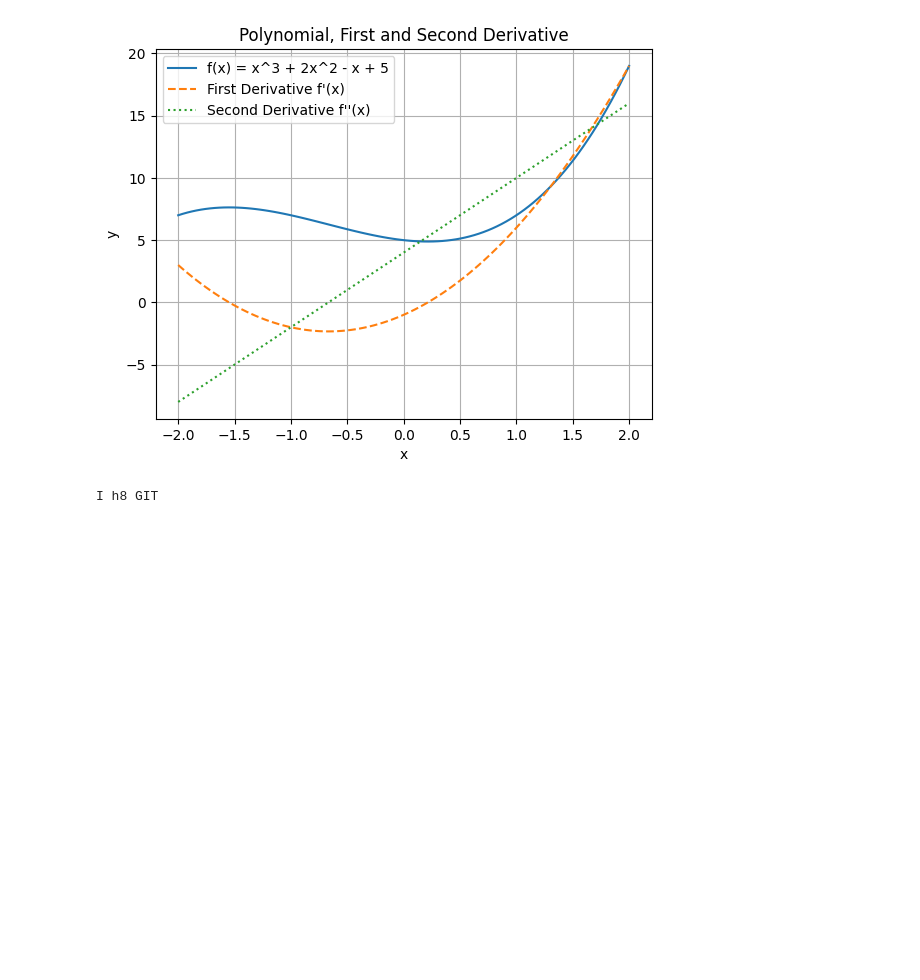
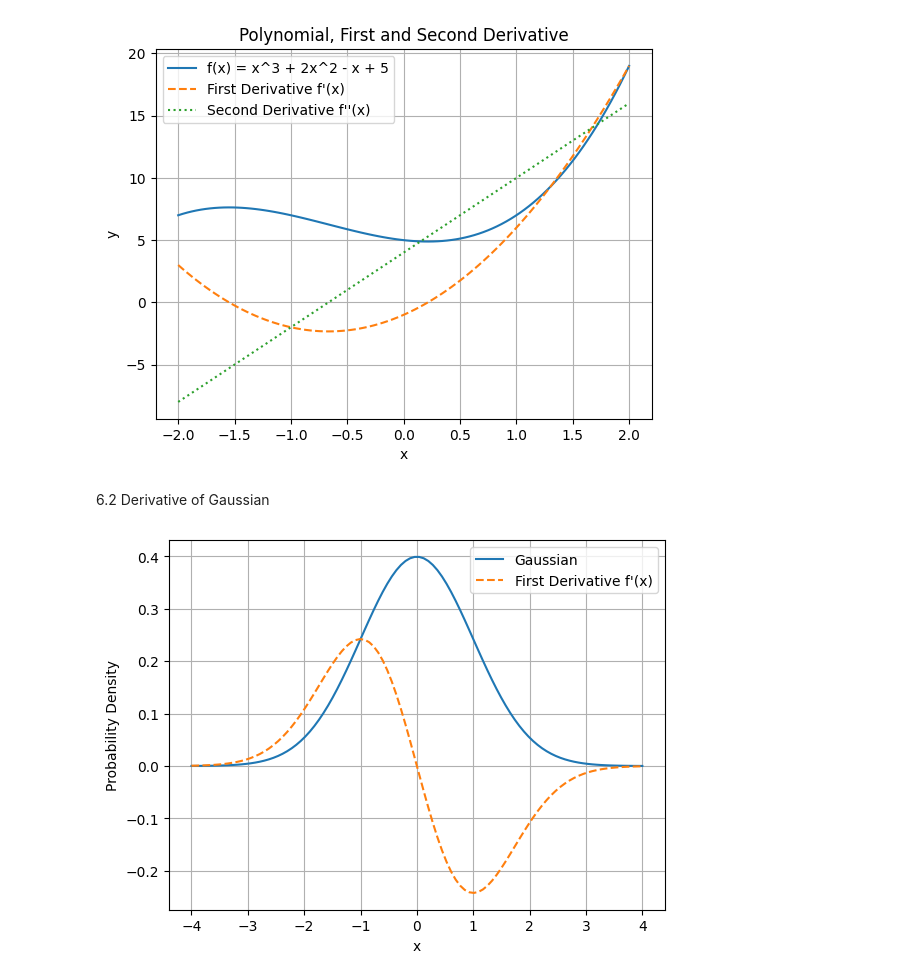
Before and after one commit to Justusperthes/Comphy, a Jupyter notebook: w8/torch.ipynb, the cells around one changed output. Cells and saved outputs as stored; diff of their text form; code cells hidden in the pictures; blank space fills up the shorter version.

```diff
--- a/w8/torch.ipynb
+++ b/w8/torch.ipynb
@@ -320,7 +309,40 @@ Second derivative of poly(x):
  13.818182   14.060606   14.30303    14.545454   14.787879   15.030303
  15.272727   15.515152   15.757576   16.        ]
 [figure]
-# %%
-print("I h8 GIT")
-# %% [output]
-I h8 GIT
+# %% [markdown]
+6.2 Derivative of Gaussian
+# %%
+import torch
+import matplotlib.pyplot as plt
+
+# Parameters for the Gaussian
+mu = 0
+sigma = 1
+
+# Define Gaussian function using torch
+def Gaussian(x):
+    y = (1 / (sigma * torch.sqrt(torch.tensor(2 * torch.pi)))) * torch.exp(-0.5 * ((x - mu) / sigma) ** 2)
+    return y
+
+# Generate x values as a torch tensor
+xs = torch.linspace(mu - 4 * sigma, mu + 4 * sigma, 100, requires_grad=True)
+ys = Gaussian(xs)
+
+# Calculate the derivative
+yps = torch.autograd.grad(ys, xs, torch.ones_like(xs), create_graph=True)[0]
+
+# Convert tensors to numpy for plotting
+xs_np = xs.detach().numpy()
+ys_np = ys.detach().numpy()
+yps_np = yps.detach().numpy()
+
+# Plotting
+plt.plot(xs_np, ys_np, label='Gaussian')
+plt.plot(xs_np, yps_np, label='First Derivative f\'(x)', linestyle='--')
+plt.xlabel('x')
+plt.ylabel('Probability Density')
+plt.legend()
+plt.grid()
+plt.show()
+# %% [output]
+[figure, added]
```
Also changed, not shown: parts of 8 cells of this notebook, 9 other files.
